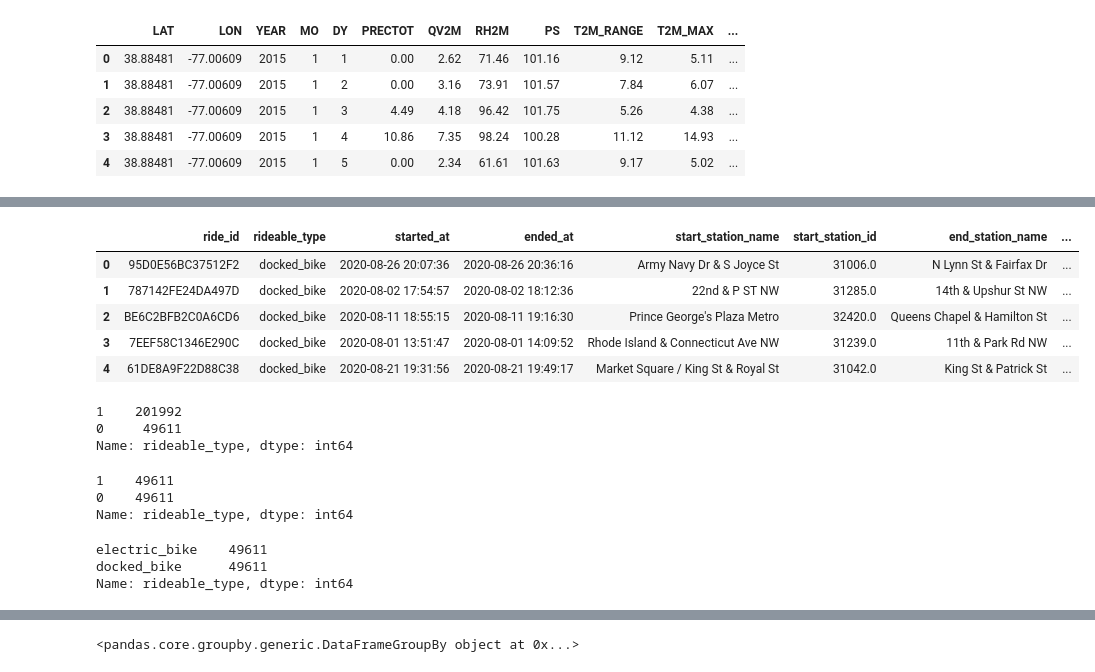
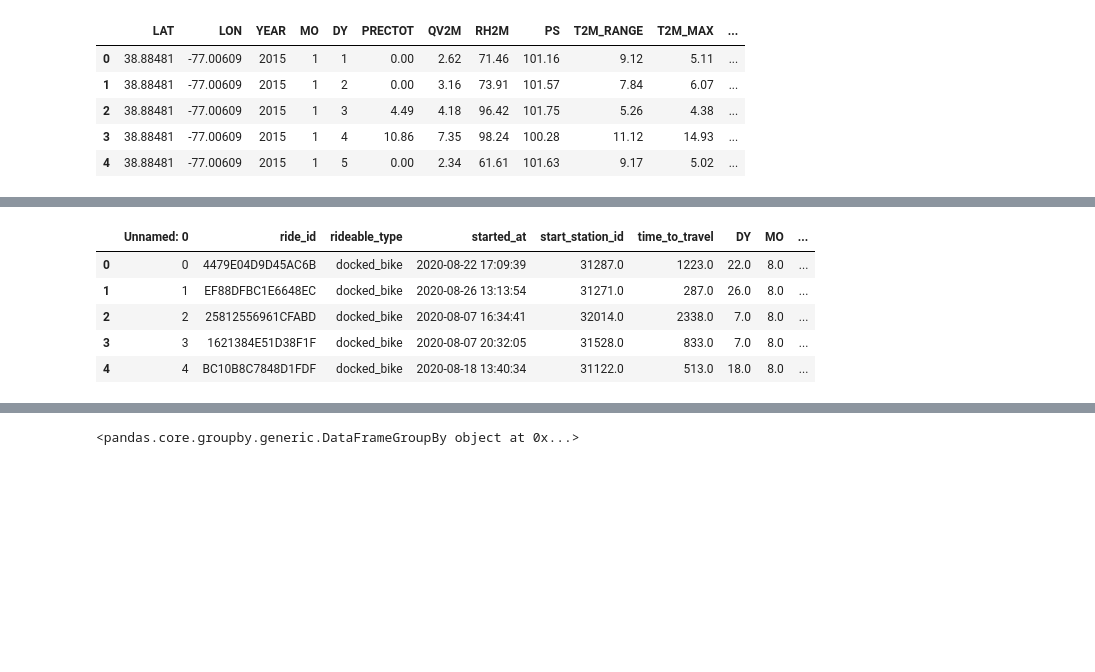
Before and after one commit to Akanksha0215/mywork, a Jupyter notebook: pro(3)_(2) (1).ipynb, the cells around one changed output, grey strips where cells are left out. Saved outputs shown, nothing was run; the diff lists cells and outputs as text; code cells hidden in the pictures; blank space fills up the shorter version.

```diff
--- a/pro(3)_(2) (1).ipynb
+++ b/pro(3)_(2) (1).ipynb
@@ -63,49 +42,11 @@ station_status.head()
 # %%
 #imporing capitalbikeshare-tripdata dataset
-data1 = pd.read_csv("202008-capitalbikeshare-tripdata.csv")
-data1.head()
+df = pd.read_csv("tv.csv")
+df.head()
 # %% [output]
-|  | ride_id | rideable_type | started_at | ended_at | start_station_name | start_station_id | end_station_name | ... |
-| 0 | 95D0E56BC37512F2 | docked_bike | 2020-08-26 20:07:36 | 2020-08-26 20:36:16 | Army Navy Dr & S Joyce St | 31006.0 | N Lynn St & Fairfax Dr | ... |
-| 1 | 787142FE24DA497D | docked_bike | 2020-08-02 17:54:57 | 2020-08-02 18:12:36 | 22nd & P ST NW | 31285.0 | 14th & Upshur St NW | ... |
-| 2 | BE6C2BFB2C0A6CD6 | docked_bike | 2020-08-11 18:55:15 | 2020-08-11 19:16:30 | Prince George's Plaza Metro | 32420.0 | Queens Chapel & Hamilton St | ... |
-| 3 | 7EEF58C1346E290C | docked_bike | 2020-08-01 13:51:47 | 2020-08-01 14:09:52 | Rhode Island & Connecticut Ave NW | 31239.0 | 11th & Park Rd NW | ... |
-| 4 | 61DE8A9F22D88C38 | docked_bike | 2020-08-21 19:31:56 | 2020-08-21 19:49:17 | Market Square / King St & Royal St | 31042.0 | King St & Patrick St | ... |
+|  | Unnamed: 0 | ride_id | rideable_type | started_at | start_station_id | time_to_travel | DY | MO | ... |
+| 0 | 0 | 4479E04D9D45AC6B | docked_bike | 2020-08-22 17:09:39 | 31287.0 | 1223.0 | 22.0 | 8.0 | ... |
+| 1 | 1 | EF88DFBC1E6648EC | docked_bike | 2020-08-26 13:13:54 | 31271.0 | 287.0 | 26.0 | 8.0 | ... |
+| 2 | 2 | 25812556961CFABD | docked_bike | 2020-08-07 16:34:41 | 32014.0 | 2338.0 | 7.0 | 8.0 | ... |
+| 3 | 3 | 1621384E51D38F1F | docked_bike | 2020-08-07 20:32:05 | 31528.0 | 833.0 | 7.0 | 8.0 | ... |
+| 4 | 4 | BC10B8C7848D1FDF | docked_bike | 2020-08-18 13:40:34 | 31122.0 | 513.0 | 18.0 | 8.0 | ... |
-# %%
-data1['rideable_type'] = [1 if b=='docked_bike' else 0 for b in data1.rideable_type	]
-
-data1['rideable_type'].value_counts()
-# %% [output]
-1    201992
-0     49611
-Name: rideable_type, dtype: int64
-# %%
-# Separate majority and minority classes
-from sklearn.utils import resample
-
-df_majority = data1[data1.rideable_type == 1]
-df_minority = data1[data1.rideable_type==0]
-
-# Downsample majority class
-df_majority_downsampled = resample(df_majority,
-                                 replace=False,    # sample without replacement
-                                 n_samples=49611,     # to match minority class
-                                 random_state=50) # reproducible results
-
-# Combine minority class with downsampled majority class
-data1_downsampled = pd.concat([df_majority_downsampled, df_minority])
-
-# Display new class counts
-data1_downsampled.rideable_type.value_counts()
-# %% [output]
-1    49611
-0    49611
-Name: rideable_type, dtype: int64
-# %%
-data1_downsampled['rideable_type'] = ['docked_bike' if b== 1 else 'electric_bike' for b in data1_downsampled.rideable_type	]
-
-data1_downsampled['rideable_type'].value_counts()
-# %% [output]
-electric_bike    49611
-docked_bike      49611
-Name: rideable_type, dtype: int64
```
Also changed, not shown: parts of 137 cells of this notebook.
